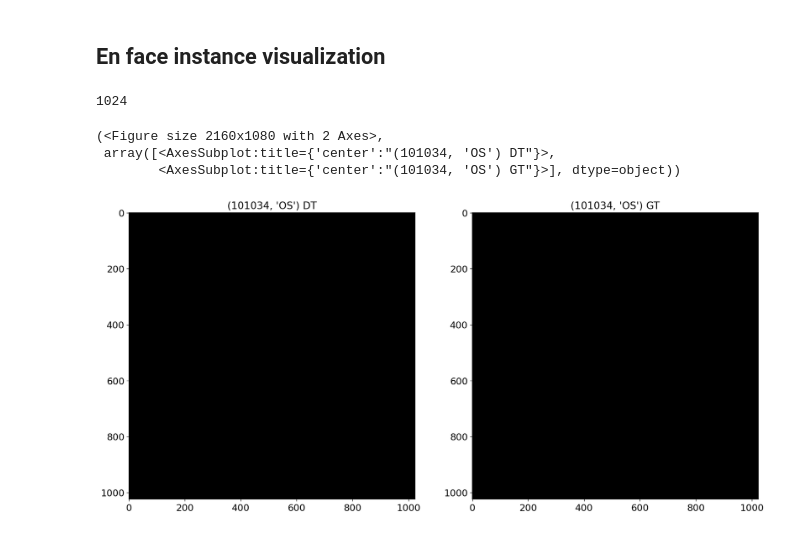
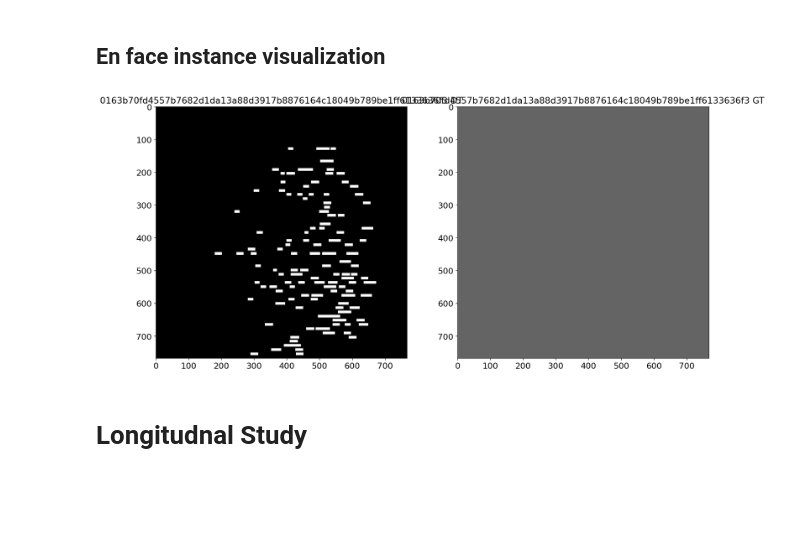
Before and after one commit to uw-biomedical-ml/detectron2-rpd-yb, a Jupyter notebook: runOutputVis.ipynb, the cells around one changed output. Cells and saved outputs as stored; diff of their text form; code cells hidden in the pictures; blank space fills up the shorter version.

```diff
--- a/runOutputVis.ipynb
+++ b/runOutputVis.ipynb
@@ -12,4 +19,17 @@ d = D/48 #um scan spacing
 
 P = 1024 #px scan width in pixels = D
 dpx = d*P/D #px scan spacing in pixels
+# %%
+dataset_name = "dfeval_train_v2"
+has_annotations = False
+dfimg = pd.read_csv('output_dfeval_train_v2/dfimg_dfeval_train_v2.csv',index_col=0)
+dfvol = dfimg.groupby(['volID']).sum()
+vols = dfvol[dfvol.dt_instances>=20].index
+grps = dfimg[dfimg.volID.isin(vols)].groupby(['volID'])
+#spacing
+D = 5760 #um
+d = D/60 #um scan spacing
+
+P = 768 #px scan width in pixels = D
+dpx = d*P/D #px scan spacing in pixels
 # %%
@@ -78,7 +52,3 @@ def compare_enface(grp,name):
-# %%
-import pandas as pd
-dfimg = pd.read_csv('output_test/dfimg_test.csv',index_col=0)
-grps = dfimg.groupby(['ptid','eye'])
 # %%
 
 # vis =OutputVis(dataset_name,pred_mode='file',pred_file = 'output_test/coco_instances_results.json')
@@ -87,19 +57,15 @@ grps = dfimg.groupby(['ptid','eye'])
 #vis.output_all_to_tiff(imageids,'output_test/101109_OD.tiff')
 #vis.output_to_pdf(imageids,'output_test/101109_OD.png',grps.get_group(name).sort_index())
 # %%
-vis =OutputVis(dataset_name,pred_mode='file',pred_file = 'output_test/coco_instances_results.json')
+vis =OutputVis(dataset_name,pred_mode='file',pred_file = 'output_'+dataset_name+'/coco_instances_results.json',has_annotations=has_annotations)
 def mygen(grps):
     for name,grp in grps:
         grp = grps.get_group(name).sort_index()
-        yield compare_enface(grp,name)
+        yield vis.compare_enface(grp,name,496,P,dpx)
 
 
 gen = mygen(grps)
-# %%
-next(gen)
-# %% [output]
-1024
-(<Figure size 2160x1080 with 2 Axes>,
- array([<AxesSubplot:title={'center':"(101034, 'OS') DT"}>,
-        <AxesSubplot:title={'center':"(101034, 'OS') GT"}>], dtype=object))
-[figure, removed]
+# %%
+fig, ax = next(gen)
+# %% [output]
+[figure, added]
@@ -105,0 +86,2 @@ next(gen)
+# %% [markdown]
+# Longitudnal Study #
```
Also changed, not shown: parts of 11 cells of this notebook, 3 other files.
